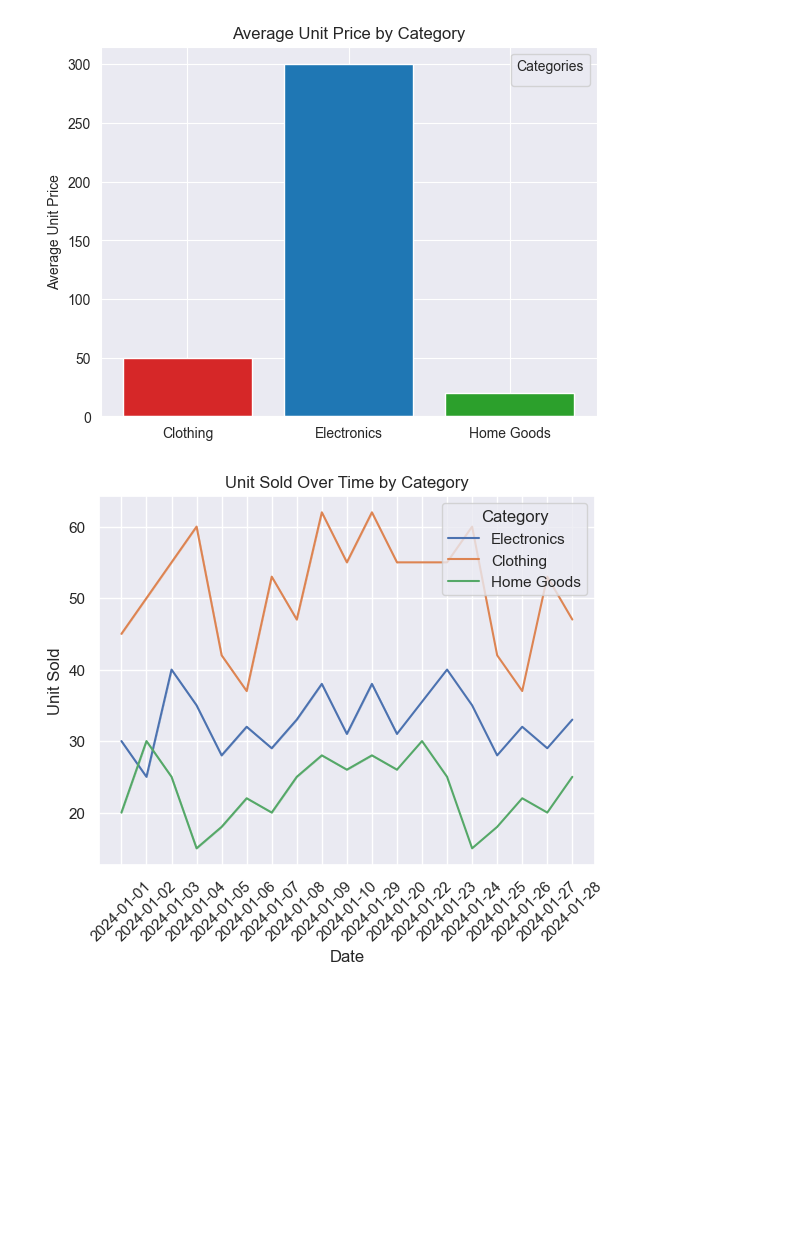
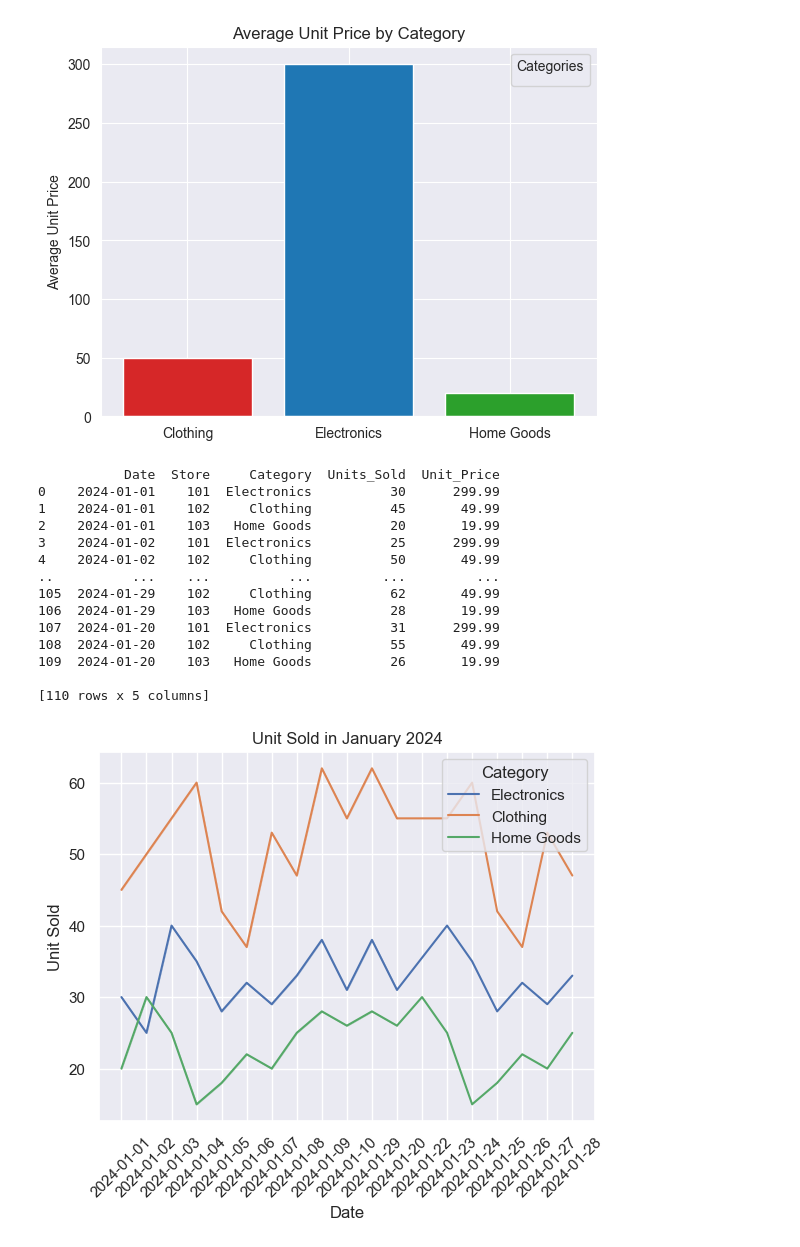
Before and after one commit to nicoherza-pascu/Club_IA-2, a Jupyter notebook: practica.ipynb, the cells around one changed output. Drawn from its saved outputs; the diff is of its cells as text; code cells hidden in the pictures; blank space fills up the shorter version.

```diff
--- a/practica.ipynb
+++ b/practica.ipynb
@@ -115,11 +115,25 @@ plt.show()
 # %%
 sns.set_theme(style='darkgrid')
 
 sns.lineplot(x='Date', y='Units_Sold', hue='Category', data=df)
-plt.title('Unit Sold Over Time by Category')
+plt.title('Unit Sold in January 2024')
 plt.xlabel('Date')
 plt.ylabel('Unit Sold')
 plt.xticks(rotation=45)
 plt.show()
 # %% [output]
+           Date  Store     Category  Units_Sold  Unit_Price
+0    2024-01-01    101  Electronics          30      299.99
+1    2024-01-01    102     Clothing          45       49.99
+2    2024-01-01    103   Home Goods          20       19.99
+3    2024-01-02    101  Electronics          25      299.99
+4    2024-01-02    102     Clothing          50       49.99
+..          ...    ...          ...         ...         ...
+105  2024-01-29    102     Clothing          62       49.99
+106  2024-01-29    103   Home Goods          28       19.99
+107  2024-01-20    101  Electronics          31      299.99
+108  2024-01-20    102     Clothing          55       49.99
+109  2024-01-20    103   Home Goods          26       19.99
+
+[110 rows x 5 columns]
-[figure, old version]
+[figure, new version]
```
Also changed, not shown: 1 other file.
